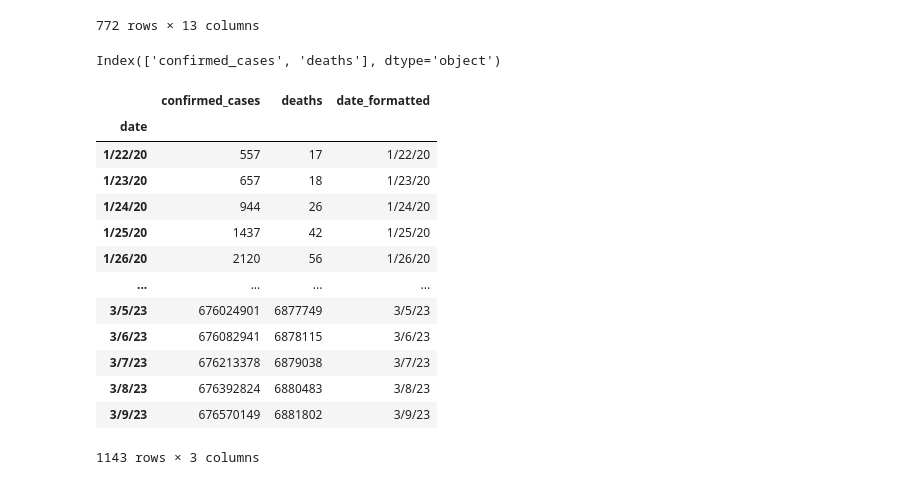
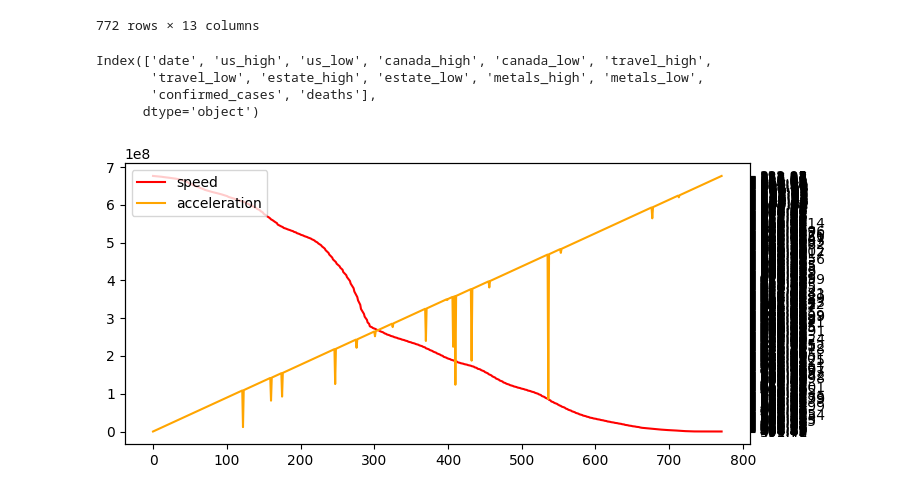
Before and after one commit to Dhvani811/Covid19Project, a Jupyter notebook: Final_Project.ipynb, the cells around one changed output. Drawn from its saved outputs; the diff is of its cells as text; code cells hidden in the pictures.

Commit message:
Created figure size, imported library, and intial graph

```diff
--- a/Final_Project.ipynb
+++ b/Final_Project.ipynb
@@ -396,23 +464,23 @@ m_df5
 | 771 | 1/22/20 | 332.95 | 331.17 | 37.95 | 37.7 | 52.89 | 52.02 | 96.15 | 94.82 | ... |
 772 rows × 13 columns
 # %%
-covid_df.columns
+m_df5.columns
 # %% [output]
-Index(['confirmed_cases', 'deaths'], dtype='object')
+Index(['date', 'us_high', 'us_low', 'canada_high', 'canada_low', 'travel_high',
+       'travel_low', 'estate_high', 'estate_low', 'metals_high', 'metals_low',
+       'confirmed_cases', 'deaths'],
+      dtype='object')
-# %%
-covid_df
-# %% [output]
-|  | confirmed_cases | deaths | date_formatted |
-| date |  |  |  |
-| 1/22/20 | 557 | 17 | 1/22/20 |
-| 1/23/20 | 657 | 18 | 1/23/20 |
-| 1/24/20 | 944 | 26 | 1/24/20 |
-| 1/25/20 | 1437 | 42 | 1/25/20 |
-| 1/26/20 | 2120 | 56 | 1/26/20 |
-| ... | ... | ... | ... |
-| 3/5/23 | 676024901 | 6877749 | 3/5/23 |
-| 3/6/23 | 676082941 | 6878115 | 3/6/23 |
-| 3/7/23 | 676213378 | 6879038 | 3/7/23 |
-| 3/8/23 | 676392824 | 6880483 | 3/8/23 |
-| 3/9/23 | 676570149 | 6881802 | 3/9/23 |
-1143 rows × 3 columns
+# %%
+plt.rcParams["figure.figsize"] = [7.50, 3.50]
+plt.rcParams["figure.autolayout"] = True
+# %%
+ax1 = plt.subplot()
+l1, = ax1.plot(m_df5['confirmed_cases'], color='red')
+ax2 = ax1.twinx()
+l2, = ax2.plot(m_df5['us_high'], color='orange')
+
+plt.legend([l1, l2], ["speed", "acceleration"])
+
+plt.show()
+# %% [output]
+[figure, added]
```
Also changed, not shown: parts of 6 cells of this notebook.
